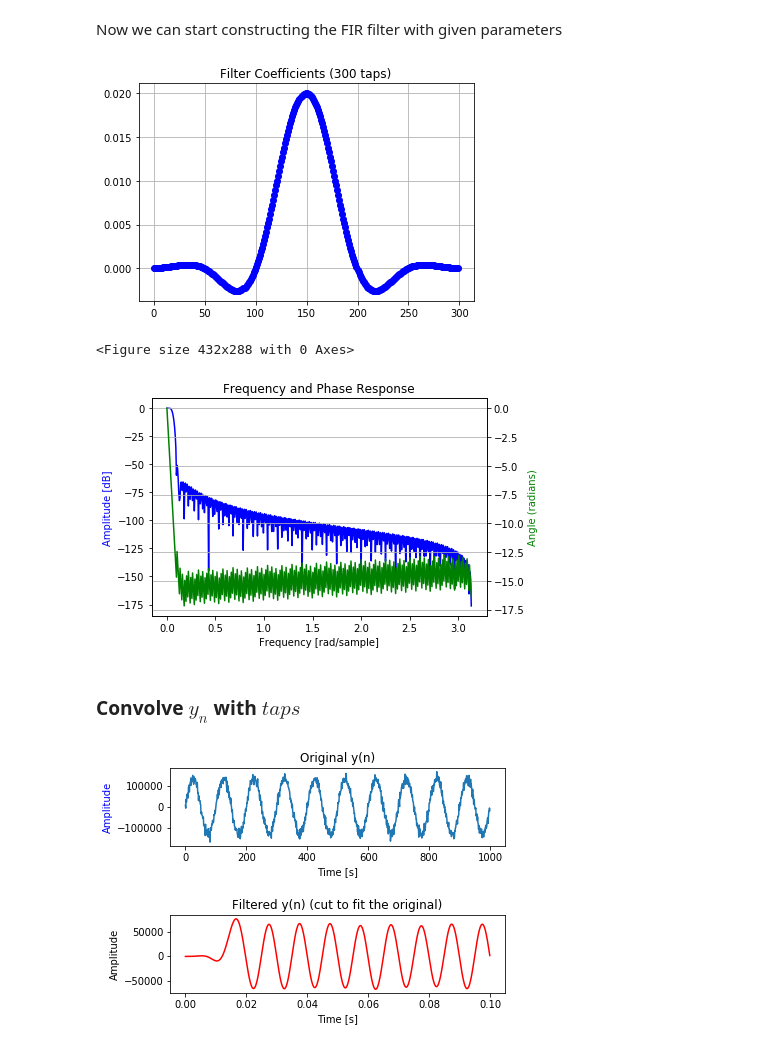
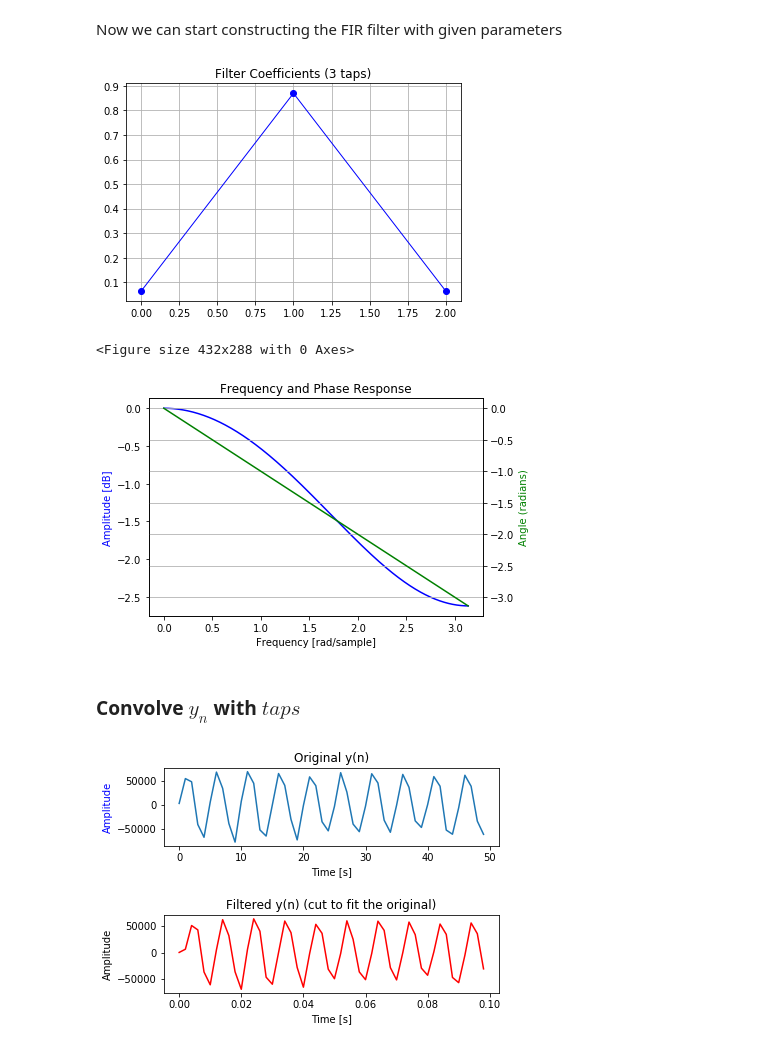
Before and after one commit to cagil-gumus/FIR_filter_in_jupyter, a Jupyter notebook: FIR_filter.ipynb, the cells around one changed output. Drawn from its saved outputs; the diff is of its cells as text; code cells hidden in the pictures.

```diff
--- a/FIR_filter.ipynb
+++ b/FIR_filter.ipynb
@@ -23,9 +23,9 @@ import matplotlib.pyplot as plt
 ### $y_{n} $ Signal Construction
 # %%
 freq = 100 # in Hz
-sampling_freq = 10000 # in Hz
+sampling_freq = 500 # in Hz
 periods = 10 # Number of periods to be printed
-amplitude = 2**17-2
+amplitude = 2**16
 
 np.random.seed(1234) # needed for adding jitter
 
@@ -114,48 +114,49 @@ We can $kaiserord$ from scipy package to come up with the order and the taps of
 
 Ps: This example is taken from [SciPy Cookbook](https://scipy-cookbook.readthedocs.io/items/FIRFilter.html)
 # %%
-fir_order = 300                   # Filter Order
-cutoff_hz = 100                # The cutoff frequency of the filter.
+fir_order = 2                 # Filter Order
+cutoff_hz = 50                # The cutoff frequency of the filter.
+fir_length = fir_order + 1     # Filter Length
 # %% [markdown]
 Now we can start constructing the FIR filter with given parameters
 # %%
 # Use firwin with a Kaiser window to create a lowpass FIR filter.
 nyq_rate = sampling_freq / 2.0  # The Nyquist rate of the signal.
 
-taps = firwin(fir_order, cutoff_hz/nyq_rate)
+taps = firwin(fir_length, cutoff_hz/nyq_rate)
 
 figure(1)
 plot(taps, 'bo-', linewidth=1)
 title('Filter Coefficients (%d taps)' % len(taps))
 grid(True)
 plt.show()
 #------------------------------------------------
 # Plot the magnitude response of the filter.
 #------------------------------------------------
 w, h = freqz(taps) # w = Frequencies in unit of fs.  w is normalized to the range [0, pi) (radians/sample).
                    # h = The frequency response, as complex numbers
 figure(2)
 clf() # Clear the current figure
 
 fig = plt.figure()
 plt.title('Frequency and Phase Response')
 
 ax1 = fig.add_subplot(111)
 ax1.plot(w, 20 * np.log10(abs(h)), 'b')
 plt.ylabel('Amplitude [dB]', color='b')
 plt.xlabel('Frequency [rad/sample]')
 
 ax2 = ax1.twinx()
 angles = np.unwrap(np.angle(h))
 plt.plot(w, angles, 'g')
 plt.ylabel('Angle (radians)', color='g')
 plt.grid()
 plt.axis('tight')
 plt.show()
 # %% [output]
-[figure, old version]
+[figure, new version]
 <Figure size 432x288 with 0 Axes>
-[figure, old version]
+[figure, new version]
 # %% [markdown]
 ### Convolve $y_{n}$ with $taps$
 # %%
@@ -179,5 +180,5 @@ plt.xlabel('Time [s]')
 
 plt.show()
 # %% [output]
-[figure, old version]
+[figure, new version]
 # %% [markdown]
```
Also changed, not shown: parts of 6 cells of this notebook, 3 other files.
